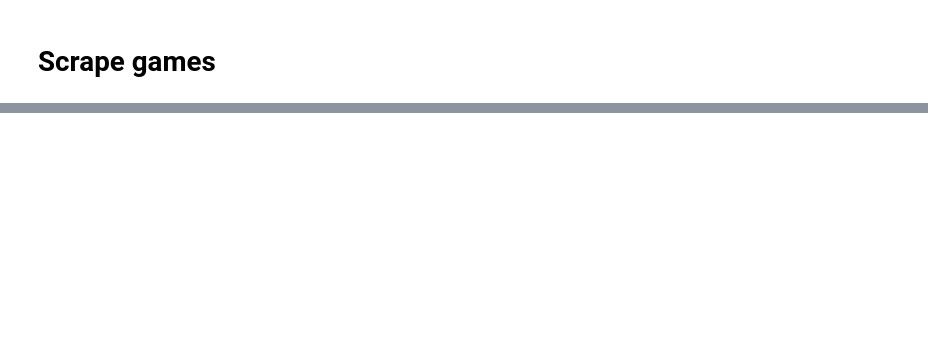
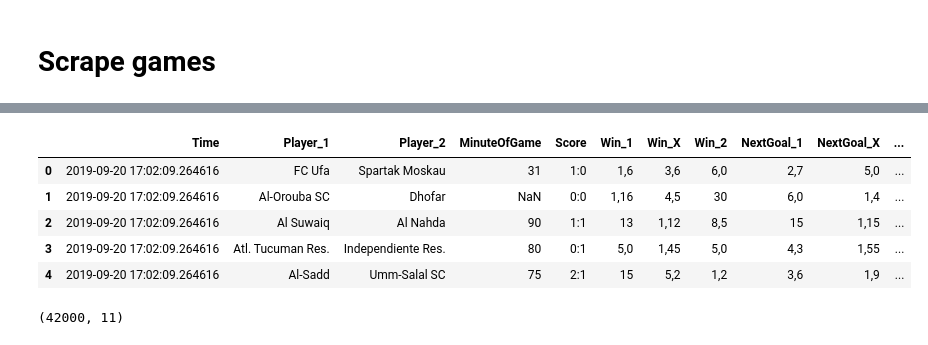
Before and after one commit to Phisteven/scraping-bets, a Jupyter notebook: Web_scraping_experiment_tipico.ipynb, the cells around one changed output, grey strips where cells are left out. Drawn from its saved outputs; the diff is of its cells as text; code cells hidden in the pictures; blank space fills up the shorter version.

```diff
--- a/Web_scraping_experiment_tipico.ipynb
+++ b/Web_scraping_experiment_tipico.ipynb
@@ -343,0 +399,13 @@ Scraping run number: 60 / 700 (timedelay is 15)
+# %%
+dataframe.head()
+# %% [output]
+|  | Time | Player_1 | Player_2 | MinuteOfGame | Score | Win_1 | Win_X | Win_2 | NextGoal_1 | NextGoal_X | ... |
+| 0 | 2019-09-20 17:02:09.264616 | FC Ufa | Spartak Moskau | 31 | 1:0 | 1,6 | 3,6 | 6,0 | 2,7 | 5,0 | ... |
+| 1 | 2019-09-20 17:02:09.264616 | Al-Orouba SC | Dhofar | NaN | 0:0 | 1,16 | 4,5 | 30 | 6,0 | 1,4 | ... |
+| 2 | 2019-09-20 17:02:09.264616 | Al Suwaiq | Al Nahda | 90 | 1:1 | 13 | 1,12 | 8,5 | 15 | 1,15 | ... |
+| 3 | 2019-09-20 17:02:09.264616 | Atl. Tucuman Res. | Independiente Res. | 80 | 0:1 | 5,0 | 1,45 | 5,0 | 4,3 | 1,55 | ... |
+| 4 | 2019-09-20 17:02:09.264616 | Al-Sadd | Umm-Salal SC | 75 | 2:1 | 15 | 5,2 | 1,2 | 3,6 | 1,9 | ... |
+# %%
+dataframe.shape
+# %% [output]
+(42000, 11)
```
Also changed, not shown: parts of 21 cells of this notebook.
